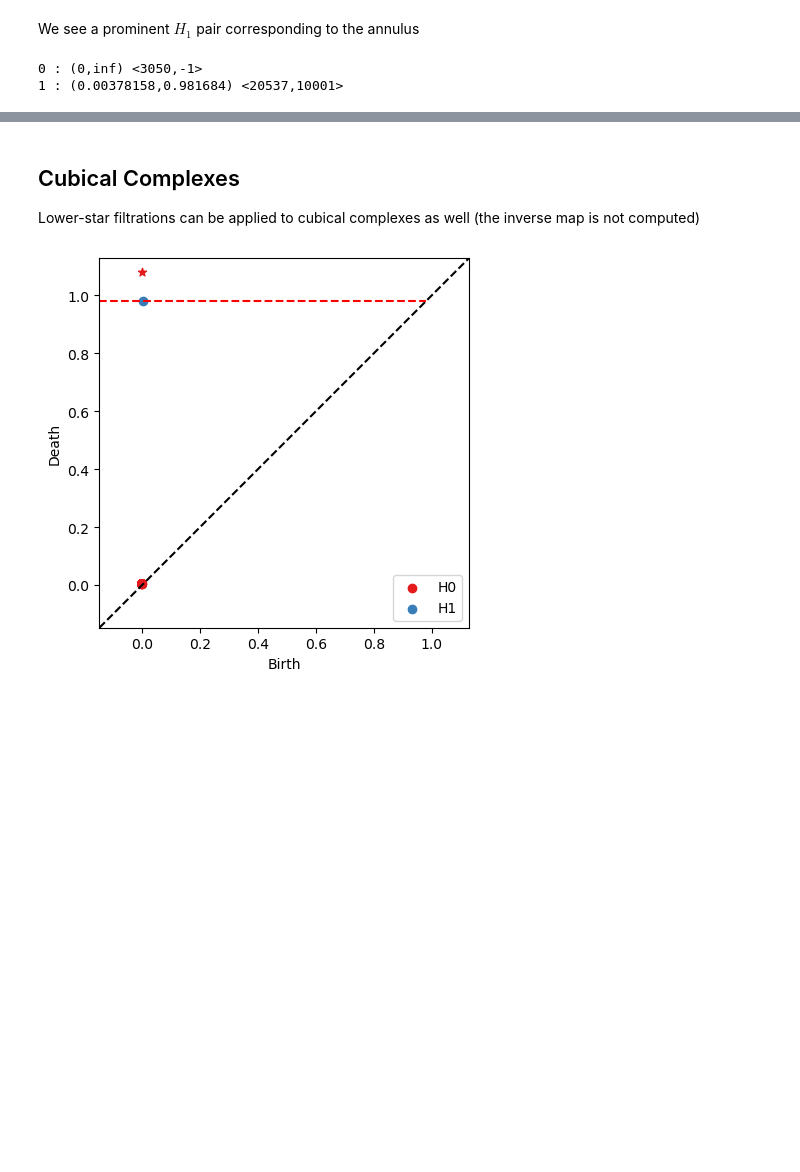
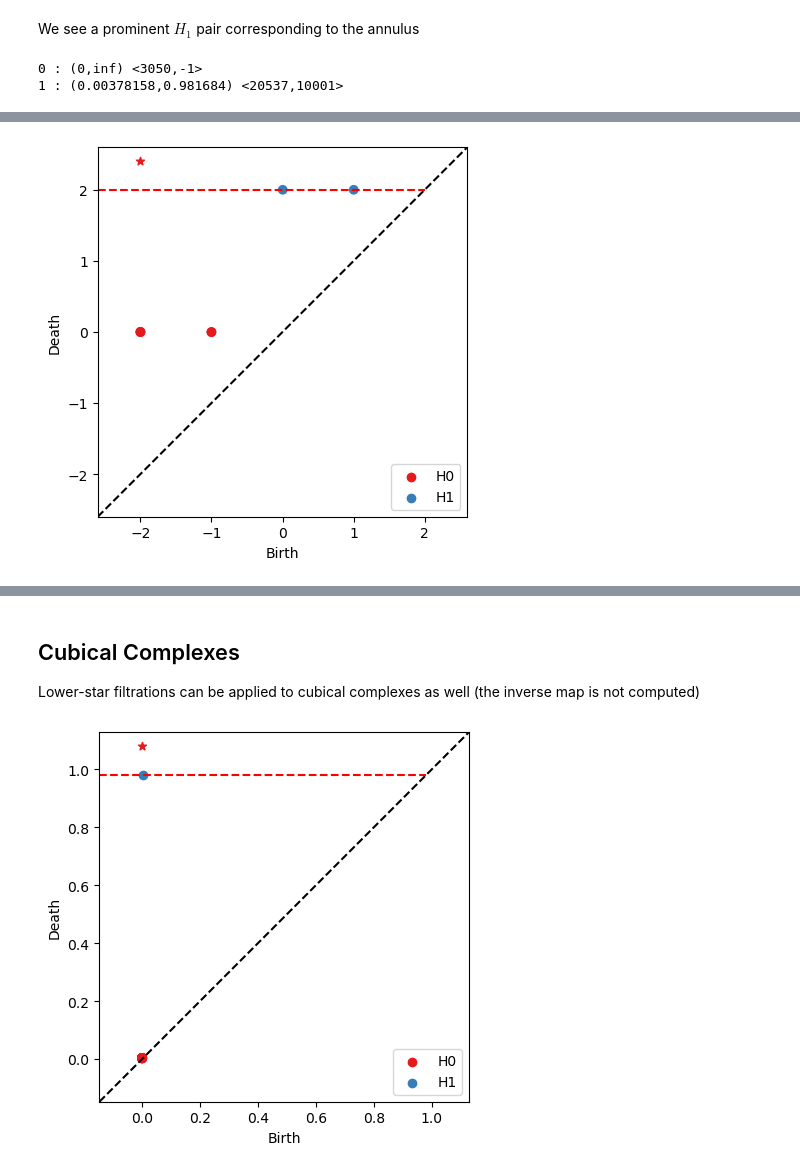
Before and after one commit to CompTop/BATS.py, a Jupyter notebook: docs/sphinx/tutorials/lower_star.ipynb, the cells around one changed output, grey strips where cells are left out. Saved outputs shown, nothing was run; the diff lists cells and outputs as text; code cells hidden in the pictures; blank space fills up the shorter version.

```diff
--- a/docs/sphinx/tutorials/lower_star.ipynb
+++ b/docs/sphinx/tutorials/lower_star.ipynb
@@ -111,0 +148,7 @@ for p in ps:
+# %%
+RF = bats.reduce(F, bats.F2())
+ps = RF.persistence_pairs(0) + RF.persistence_pairs(1)
+bats.persistence_diagram(ps)
+plt.show()
+# %% [output]
+[figure, added]
```
Also changed, not shown: parts of 12 cells of this notebook, 2 other files.
